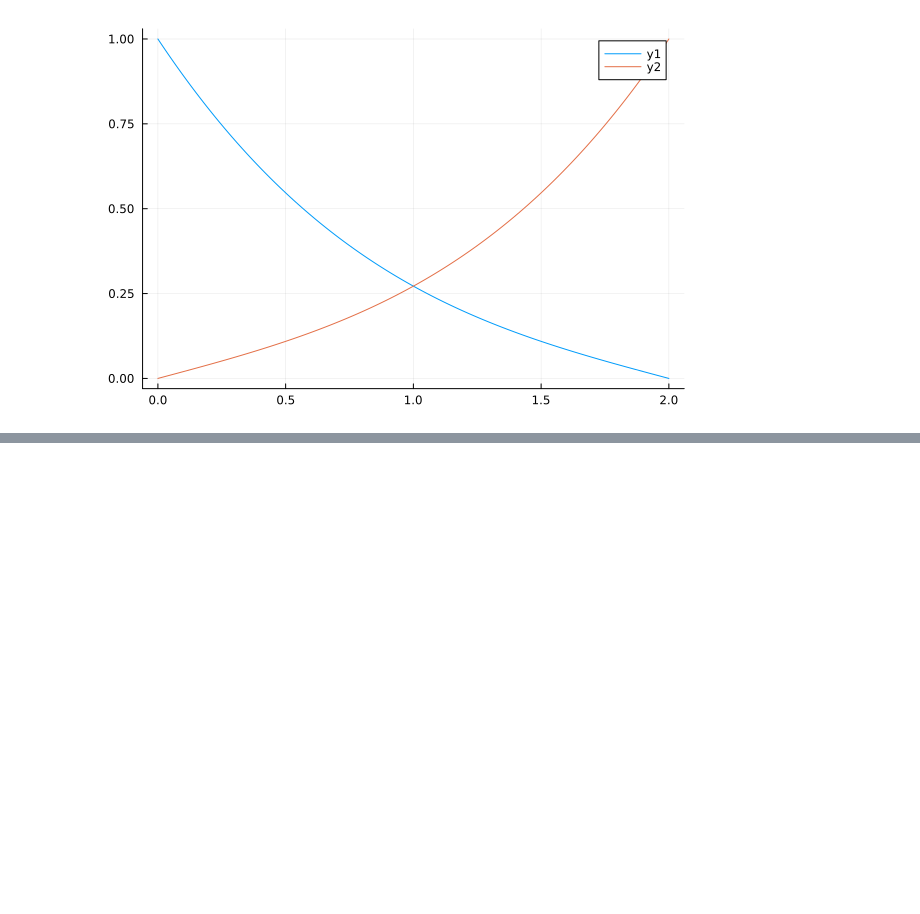
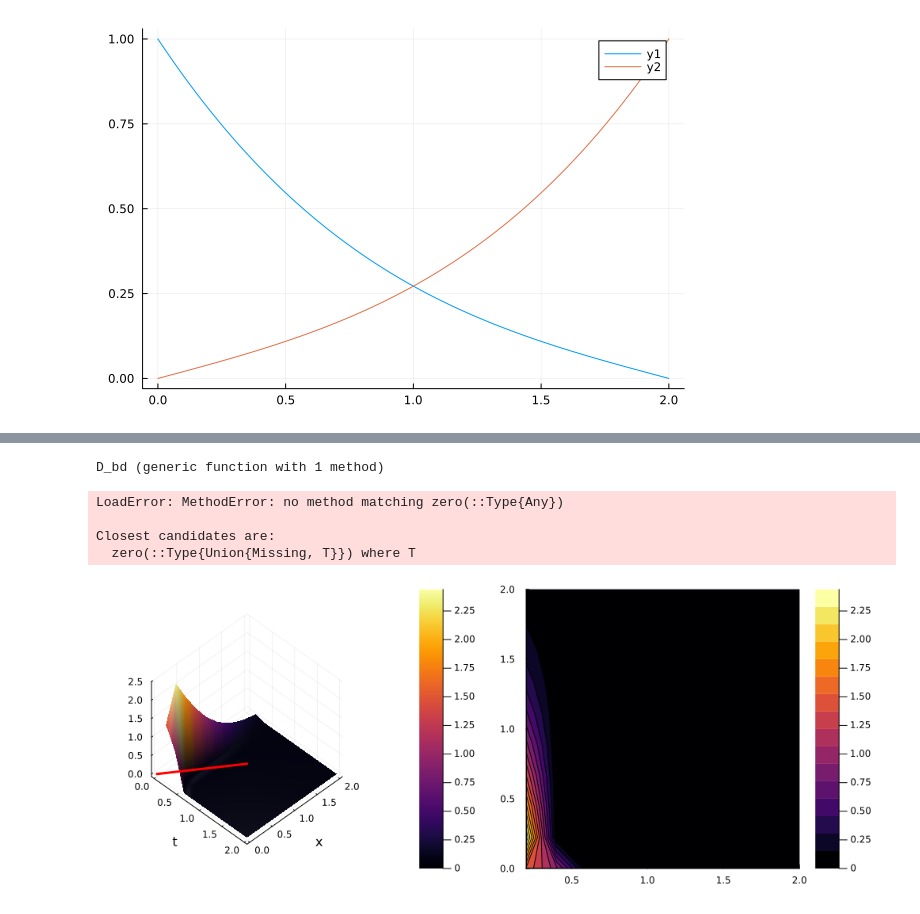
Before and after one commit to WietseVaes/NUTM-timestep, a Jupyter notebook: Memos/Dirichlet_bd_cnd.ipynb, the cells around one changed output, grey strips where cells are left out. Saved outputs shown, nothing was run; the diff lists cells and outputs as text; code cells hidden in the pictures; blank space fills up the shorter version.

```diff
--- a/Memos/Dirichlet_bd_cnd.ipynb
+++ b/Memos/Dirichlet_bd_cnd.ipynb
@@ -230,0 +229,51 @@ plot!(x,abs.(map(AA,L .- x)) .+10^(-16))
+# %%
+function D_bd(w,x,t,bdc,N)
+
+    ψ = x -> (x+1)*t/2;
+    f = UltraFun(0,x -> bdc(ψ(x)),75);
+
+    Res = 0*1im;
+    SF = (m,x,t) -> SpecialFunction(w, x, t, m, 300)*((1im*1.0)^m); #SF = ∫exp(ixt-w(k)t)*(ik)^m
+    for i1 = 0:(N-1)
+        Res += (-2/t)^i1*(f(-1)*SF(-i1,x,t)-f(1)*SF(-i1,x-1im*t,t));
+        f = Diff(f);
+    end
+    s = curv(x->x,-1,1,x->1,1000)
+    Res -= (-1)^N*(2/t)^(N-1)*Clen_Curt(z -> f.(z).*SF.(1-N,x-t/2*(z+1)*1im,t),s)
+    return Res*1im/(2*pi)
+end
+# %% [output]
+D_bd (generic function with 1 method)
+# %%
+w = [2];
+N = 3
+L = 2;
+bdc = t -> sin(π*t).^2+.1
+SSS = (x,t) -> D_bd(w,x,t,bdc,N)
+
+Nt = 10;
+Nx = 10;
+T = 2
+tt = T/(Nt):T/(Nt):T
+xx = 0:L/(Nx-1):L
+
+SS = Complex.(zeros(Nx,Nt))
+
+for i2 = 1:Nt
+    for i1 = 1:Nx
+        SS[i1,i2] = SSS(xx[i1],tt[i2])
+    end
+end
+# %% [output]
+LoadError: MethodError: no method matching zero(::Type{Any})
+
+Closest candidates are:
+  zero(::Type{Union{Missing, T}}) where T
+# %%
+plot(layout = grid(1, 2),size=(1000,400));
+surface!(tt,xx, abs.(SS), camera = (45, 45), xlabel = "t", ylabel = "x", subplot = 1)
+t = 0:.01:L
+plot!(t, t .* 0, g.(t) , linewidth=3, c=:red1, subplot = 1, label="")
+contourf!(tt,xx, abs.(SS), subplot = 2)
+# %% [output]
+[figure, added]
```
Also changed, not shown: parts of 2 cells of this notebook.
